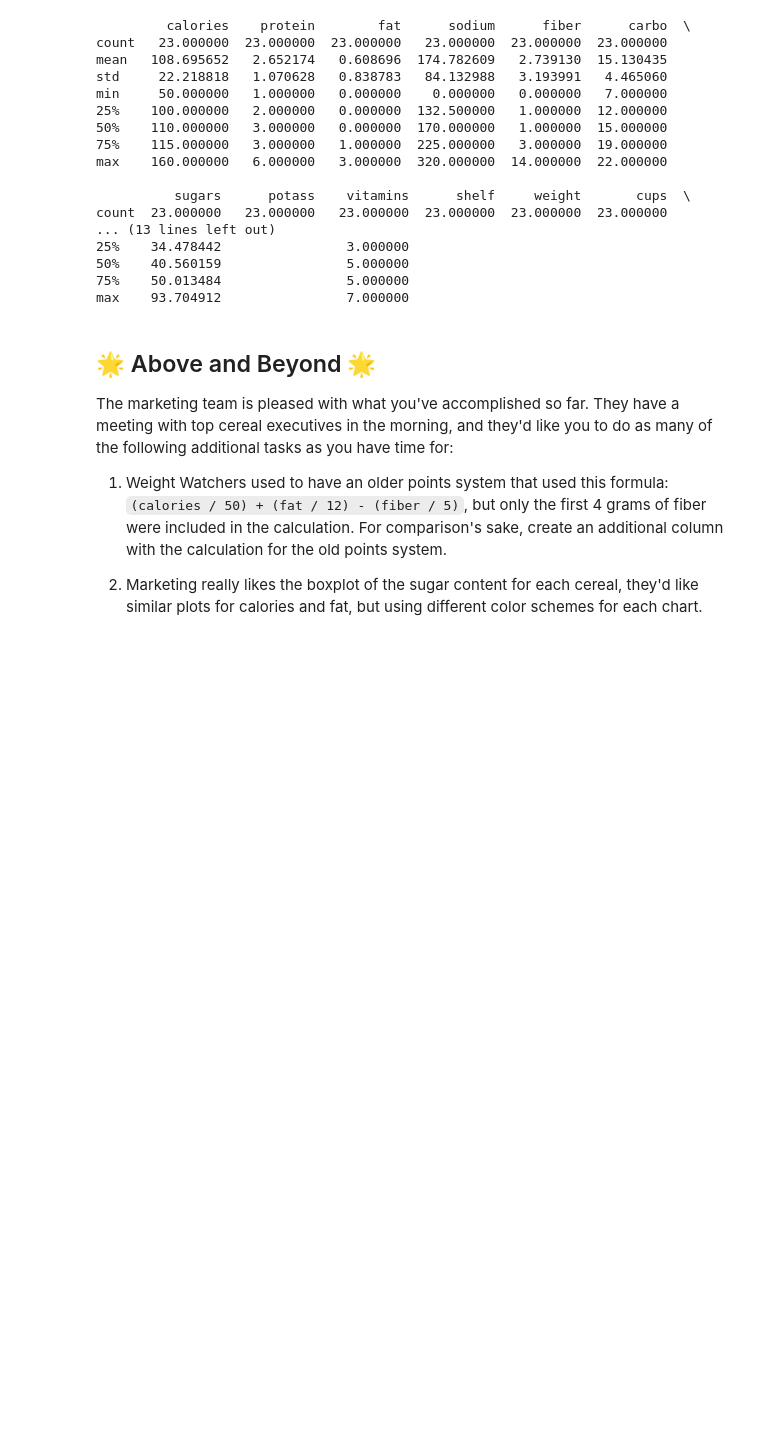
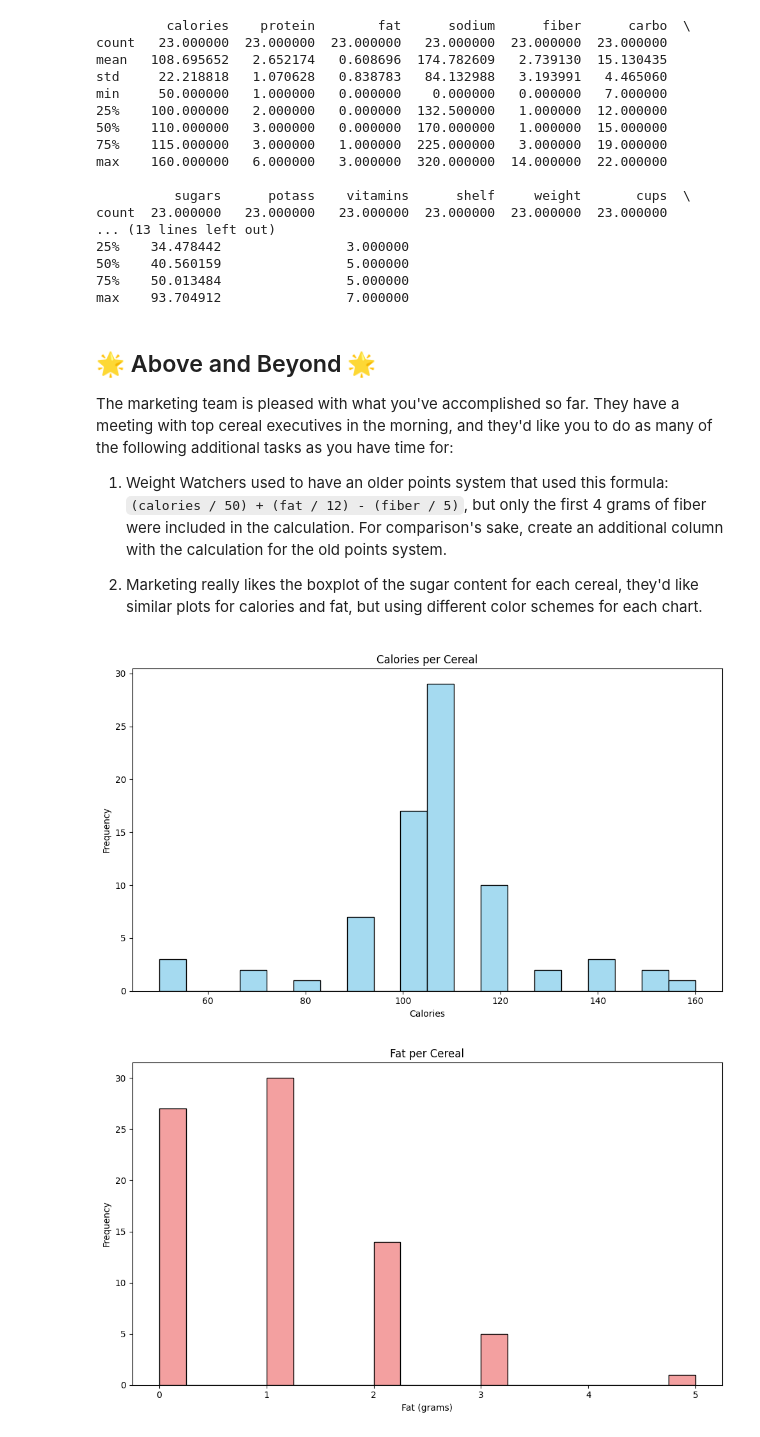
Before and after one commit to nhs102/CSE-450, a Jupyter notebook: Data Exploration/Exploration_02.ipynb, the cells around one changed output. Drawn from its saved outputs; the diff is of its cells as text; code cells hidden in the pictures; blank space fills up the shorter version.

```diff
--- a/Data Exploration/Exploration_02.ipynb
+++ b/Data Exploration/Exploration_02.ipynb
@@ -243,3 +245,36 @@ The marketing team is pleased with what you've accomplished so far. They have a
 1. Weight Watchers used to have an older points system that used this formula: `(calories / 50) + (fat / 12) - (fiber / 5)`, but only the first 4 grams of fiber were included in the calculation. For comparison's sake, create an additional column with the calculation for the old points system.
 
 2. Marketing really likes the boxplot of the sugar content for each cereal, they'd like similar plots for calories and fat, but using different color schemes for each chart.
+# %%
+# 1
+
+df['capped_fiber'] = df['fiber'].clip(upper=4)
+
+df['old_ww_points'] = (df['calories'] / 50) + (df['fat'] / 12) - (df['capped_fiber'] / 5)
+
+df['old_ww_points'] = df['old_ww_points'].round().astype(int)
+
+df = df.drop(columns=['capped_fiber'])
+
+# 2
+
+# Histogram of Calories
+plt.figure(figsize=(10, 6))
+sns.histplot(df['calories'], bins=20, color='skyblue')
+plt.title('Calories per Cereal')
+plt.xlabel('Calories')
+plt.ylabel('Frequency')
+plt.tight_layout()
+plt.show()
+
+# Histogram of Fat
+plt.figure(figsize=(10, 6))
+sns.histplot(df['fat'], bins=20, color='lightcoral')
+plt.title('Fat per Cereal')
+plt.xlabel('Fat (grams)')
+plt.ylabel('Frequency')
+plt.tight_layout()
+plt.show()
+# %% [output]
+[figure, added]
+[figure, added]
```
Also changed, not shown: parts of 2 cells of this notebook.
